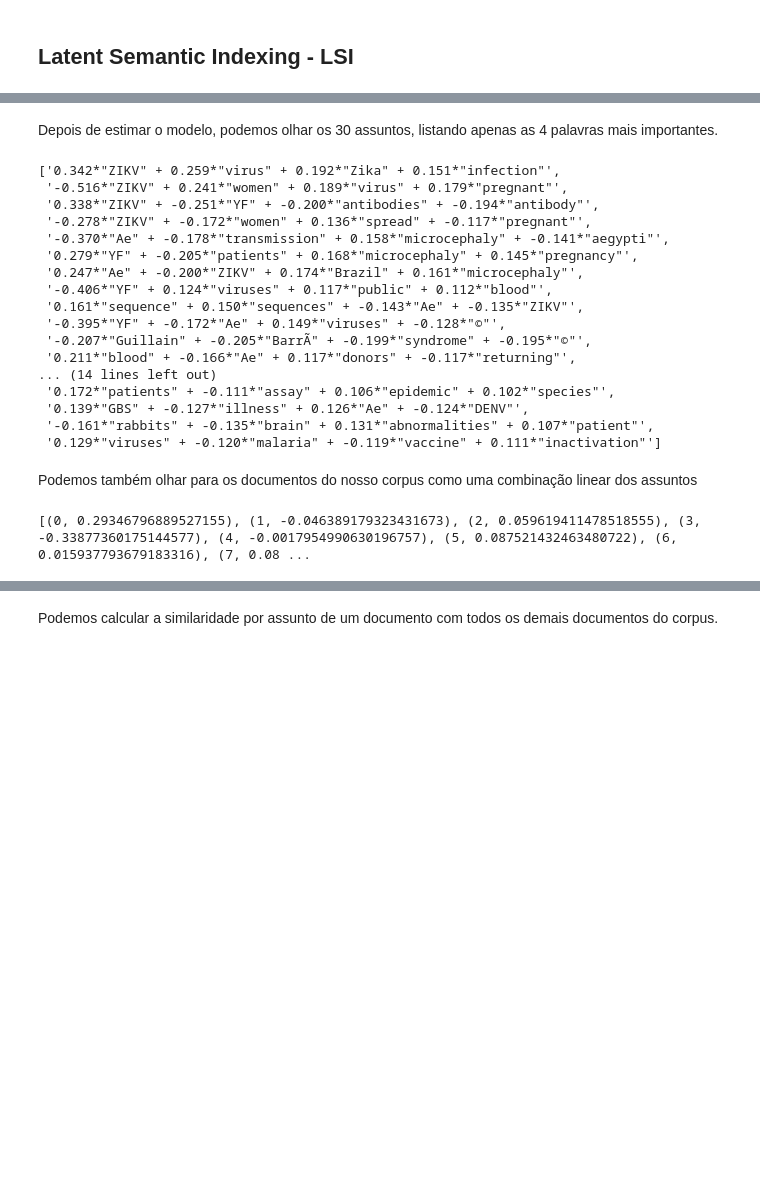
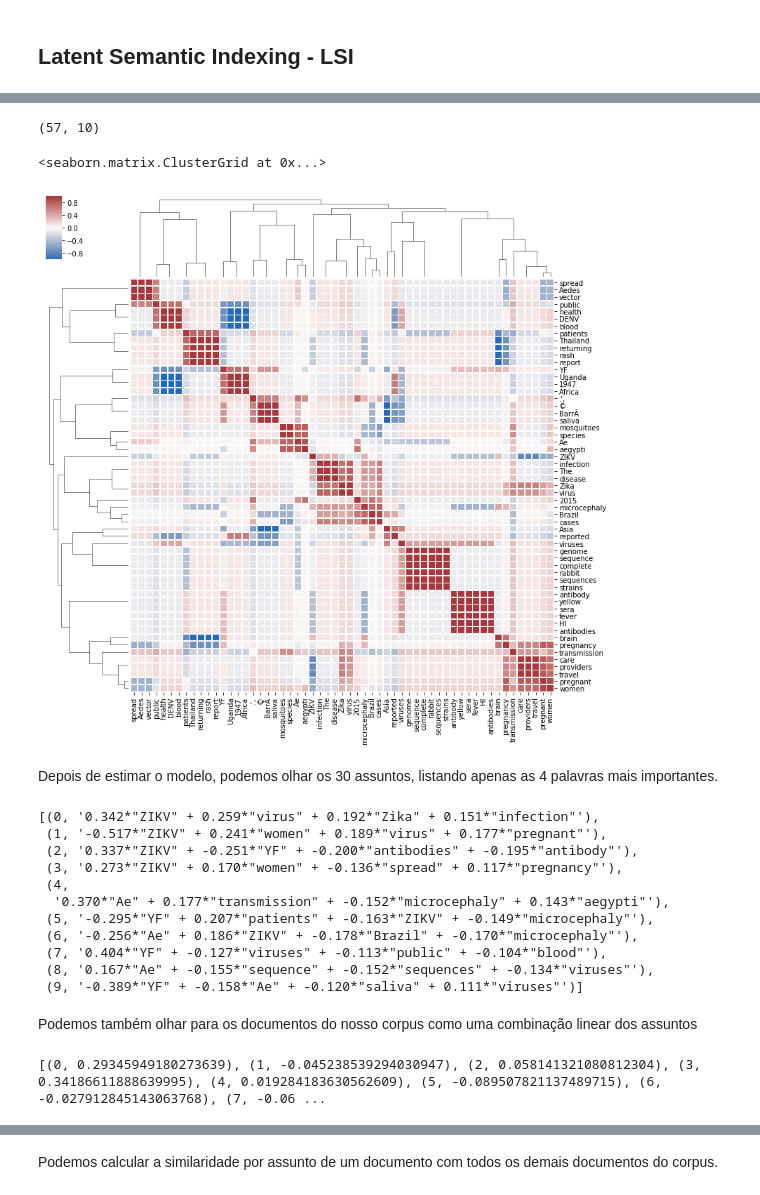
Before and after one commit to fccoelho/curso-IRI, a Jupyter notebook: Pratica 3 - Modelando assuntos.ipynb, the cells around one changed output, grey strips where cells are left out. Saved outputs shown, nothing was run; the diff lists cells and outputs as text; code cells hidden in the pictures; blank space fills up the shorter version.

```diff
--- a/Pratica 3 - Modelando assuntos.ipynb
+++ b/Pratica 3 - Modelando assuntos.ipynb
@@ -40,3 +47,5 @@ corpus_tfidf = tfidf[corpus]
 # %%
-lsi = models.LsiModel(corpus_tfidf, id2word=dicionario, num_topics=30)
+lsi = models.LsiModel(corpus_tfidf, id2word=dicionario, num_topics=10)
 corpus_lsi = lsi[corpus_tfidf]
+# %%
+data = {i: OrderedDict(lsi.show_topic(i,10)) for i in range(10)}
@@ -43,25 +61,31 @@ corpus_lsi = lsi[corpus_tfidf]
+# %%
+df = pd.DataFrame(data)
+print(df.shape)
+df = df.fillna(0).T
+# %% [output]
+(57, 10)
+# %%
+sns.clustermap(df.corr(), center=0, cmap="vlag", metric='cosine',
+               linewidths=.75, figsize=(13, 13))
+# %% [output]
+<seaborn.matrix.ClusterGrid at 0x...>
+[figure, added]
 # %% [markdown]
 Depois de estimar o modelo, podemos olhar os 30 assuntos, listando apenas as 4 palavras mais importantes.
 # %%
-lsi.show_topics(30,4)
+lsi.show_topics(10,4)
 # %% [output]
-['0.342*"ZIKV" + 0.259*"virus" + 0.192*"Zika" + 0.151*"infection"',
- '-0.516*"ZIKV" + 0.241*"women" + 0.189*"virus" + 0.179*"pregnant"',
- '0.338*"ZIKV" + -0.251*"YF" + -0.200*"antibodies" + -0.194*"antibody"',
- '-0.278*"ZIKV" + -0.172*"women" + 0.136*"spread" + -0.117*"pregnant"',
- '-0.370*"Ae" + -0.178*"transmission" + 0.158*"microcephaly" + -0.141*"aegypti"',
- '0.279*"YF" + -0.205*"patients" + 0.168*"microcephaly" + 0.145*"pregnancy"',
- '0.247*"Ae" + -0.200*"ZIKV" + 0.174*"Brazil" + 0.161*"microcephaly"',
- '-0.406*"YF" + 0.124*"viruses" + 0.117*"public" + 0.112*"blood"',
- '0.161*"sequence" + 0.150*"sequences" + -0.143*"Ae" + -0.135*"ZIKV"',
- '-0.395*"YF" + -0.172*"Ae" + 0.149*"viruses" + -0.128*"©"',
- '-0.207*"Guillain" + -0.205*"BarrÃ" + -0.199*"syndrome" + -0.195*"©"',
- '0.211*"blood" + -0.166*"Ae" + 0.117*"donors" + -0.117*"returning"',
-... (14 lines left out)
- '0.172*"patients" + -0.111*"assay" + 0.106*"epidemic" + 0.102*"species"',
- '0.139*"GBS" + -0.127*"illness" + 0.126*"Ae" + -0.124*"DENV"',
- '-0.161*"rabbits" + -0.135*"brain" + 0.131*"abnormalities" + 0.107*"patient"',
- '0.129*"viruses" + -0.120*"malaria" + -0.119*"vaccine" + 0.111*"inactivation"']
+[(0, '0.342*"ZIKV" + 0.259*"virus" + 0.192*"Zika" + 0.151*"infection"'),
+ (1, '-0.517*"ZIKV" + 0.241*"women" + 0.189*"virus" + 0.177*"pregnant"'),
+ (2, '0.337*"ZIKV" + -0.251*"YF" + -0.200*"antibodies" + -0.195*"antibody"'),
+ (3, '0.273*"ZIKV" + 0.170*"women" + -0.136*"spread" + 0.117*"pregnancy"'),
+ (4,
+  '0.370*"Ae" + 0.177*"transmission" + -0.152*"microcephaly" + 0.143*"aegypti"'),
+ (5, '-0.295*"YF" + 0.207*"patients" + -0.163*"ZIKV" + -0.149*"microcephaly"'),
+ (6, '-0.256*"Ae" + 0.186*"ZIKV" + -0.178*"Brazil" + -0.170*"microcephaly"'),
+ (7, '0.404*"YF" + -0.127*"viruses" + -0.113*"public" + -0.104*"blood"'),
+ (8, '0.167*"Ae" + -0.155*"sequence" + -0.152*"sequences" + -0.134*"viruses"'),
+ (9, '-0.389*"YF" + -0.158*"Ae" + -0.120*"saliva" + 0.111*"viruses"')]
 # %% [markdown]
 Podemos também olhar para os documentos do nosso corpus como uma combinação linear dos assuntos
 # %%
@@ -69,4 +93,4 @@ for doc  in corpus_lsi:
     print(doc)
     break
 # %% [output]
-[(0, 0.29346796889527155), (1, -0.046389179323431673), (2, 0.059619411478518555), (3, -0.33877360175144577), (4, -0.0017954990630196757), (5, 0.087521432463480722), (6, 0.015937793679183316), (7, 0.08 ...
+[(0, 0.29345949180273639), (1, -0.045238539294030947), (2, 0.058141321080812304), (3, 0.34186611888639995), (4, 0.019284183630562609), (5, -0.089507821137489715), (6, -0.027912845143063768), (7, -0.06 ...
```
Also changed, not shown: parts of 9 cells of this notebook.
